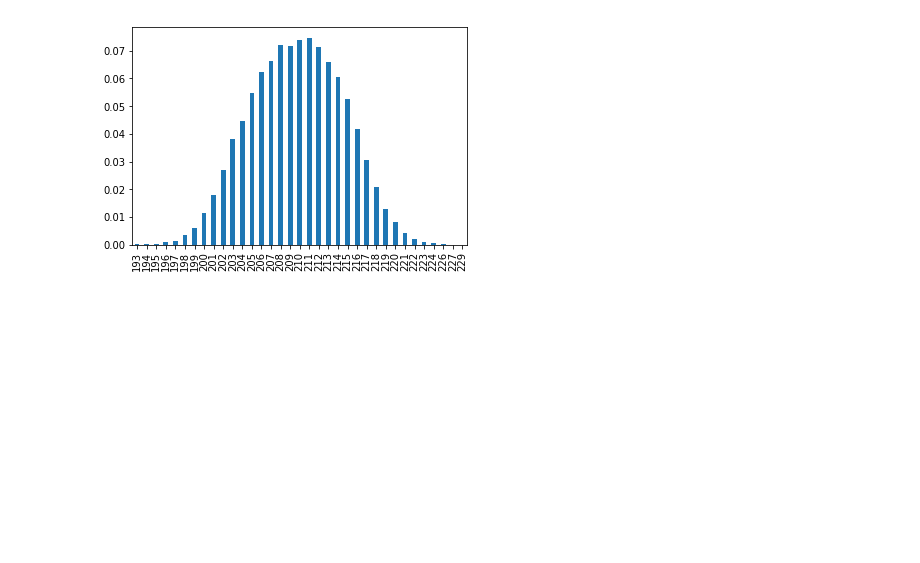
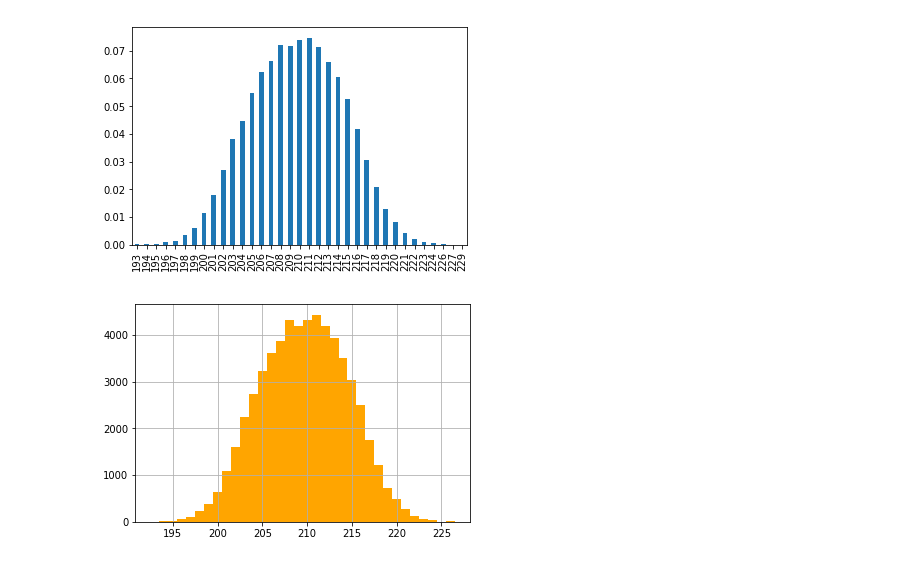
Before and after one commit to fugashy/probabilistic_robotics_simulator, a Jupyter notebook: basic_of_stochastic/view_range_sensor.ipynb, the cells around one changed output. Saved outputs shown, nothing was run; the diff lists cells and outputs as text; code cells hidden in the pictures; blank space fills up the shorter version.

Commit message:
Update view_range_sensor

```diff
--- a/basic_of_stochastic/view_range_sensor.ipynb
+++ b/basic_of_stochastic/view_range_sensor.ipynb
@@ -104,3 +106,18 @@ freqs['probs'].sort_index().plot(kind='bar')
 plt.show()
 # %% [output]
 [figure]
+# %%
+# 200mmくらいのあたりにおけるセンサ値のシミュレーション
+def drawing(freqs):
+    return freqs.sample(n=1, weights='probs').index[0]
+
+samples = [drawing(freqs) for i in range(z_length)]
+simulated_data = pd.DataFrame(samples, columns=['lidar'])
+simulated_lidar = simulated_data['lidar']
+simulated_lidar.hist(
+    bins=max(simulated_lidar)-min(simulated_lidar),
+    color='orange',
+    align='left')
+plt.show()
+# %% [output]
+[figure, added]
```
Also changed, not shown: parts of 6 cells of this notebook.
